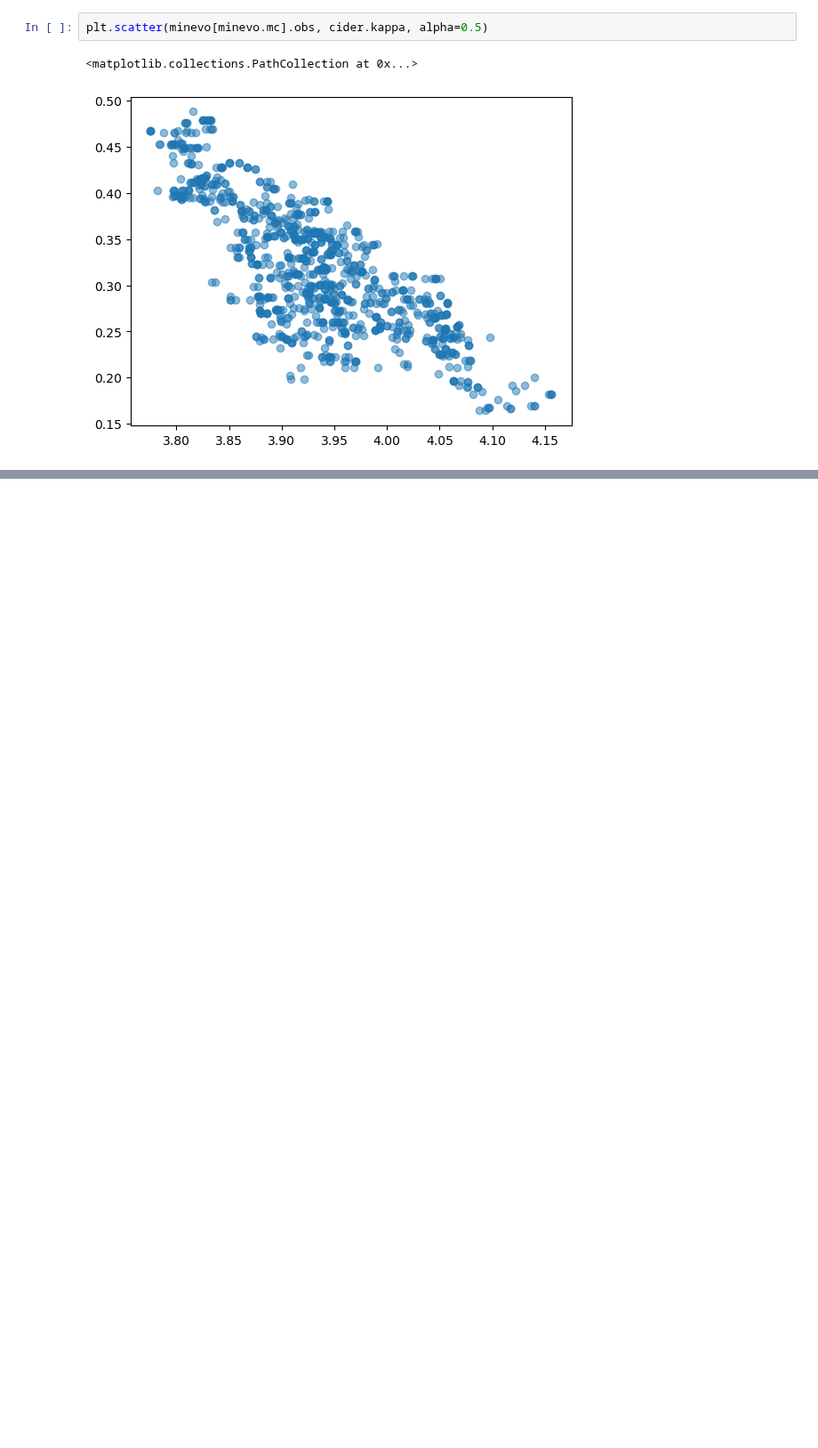
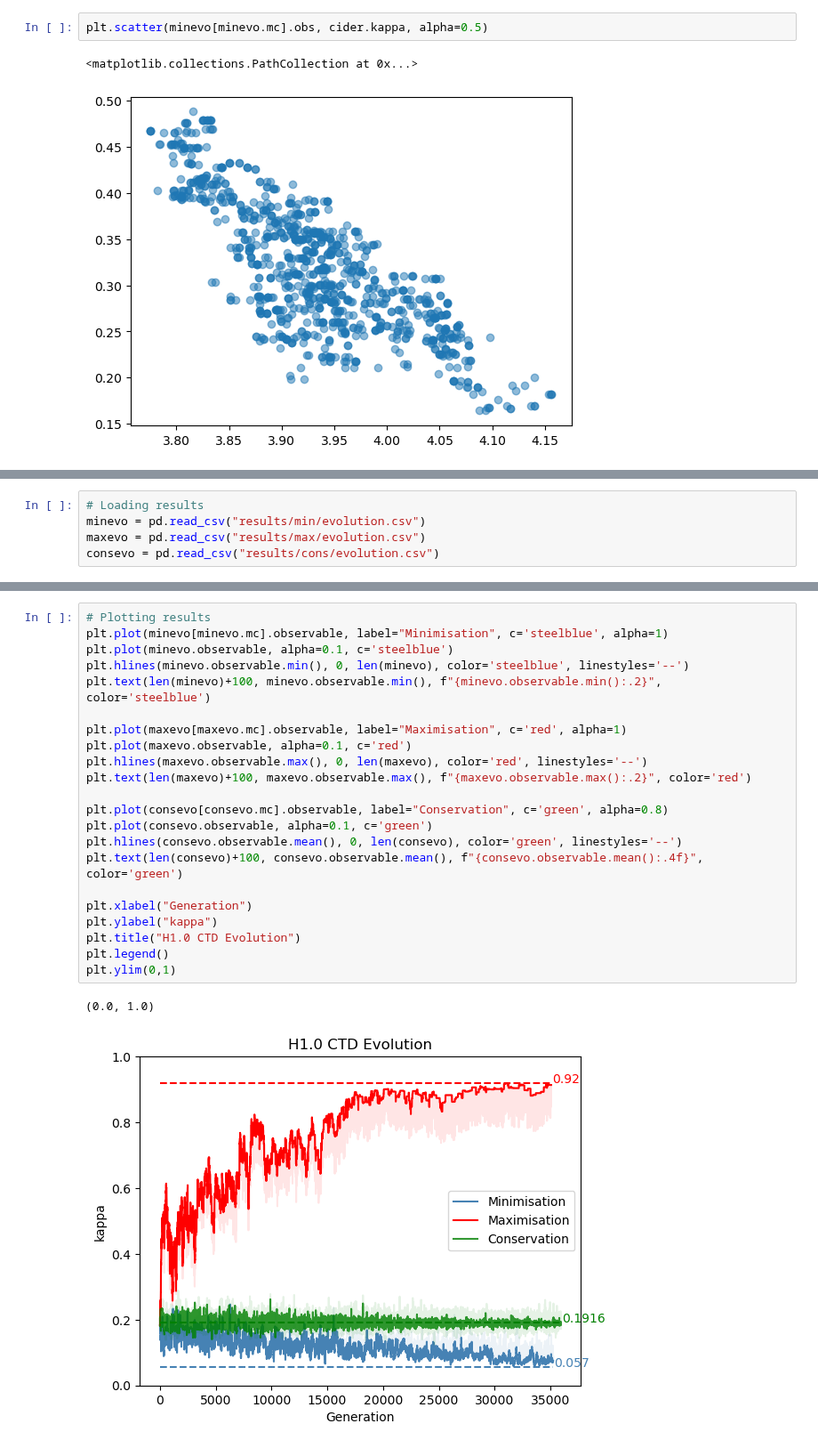
Before and after one commit to frederikespersen/OrthoIDP, a Jupyter notebook: exp/idpevo_h1-0/idpevo_h1-0.ipynb, the cells around one changed output, grey strips where cells are left out. Shown at 89% size. Saved outputs shown, nothing was run; the diff lists cells and outputs as text; blank space fills up the shorter version.

Commit message:
Kappa evolution

```diff
--- a/exp/idpevo_h1-0/idpevo_h1-0.ipynb
+++ b/exp/idpevo_h1-0/idpevo_h1-0.ipynb
@@ -190,0 +242,5 @@ plt.scatter(minevo[minevo.mc].obs, cider.kappa, alpha=0.5)
+# %%
+# Loading results
+minevo = pd.read_csv("results/min/evolution.csv")
+maxevo = pd.read_csv("results/max/evolution.csv")
+consevo = pd.read_csv("results/cons/evolution.csv")
@@ -190,0 +255,25 @@ plt.scatter(minevo[minevo.mc].obs, cider.kappa, alpha=0.5)
+# %%
+# Plotting results
+plt.plot(minevo[minevo.mc].observable, label="Minimisation", c='steelblue', alpha=1)
+plt.plot(minevo.observable, alpha=0.1, c='steelblue')
+plt.hlines(minevo.observable.min(), 0, len(minevo), color='steelblue', linestyles='--')
+plt.text(len(minevo)+100, minevo.observable.min(), f"{minevo.observable.min():.2}", color='steelblue')
+
+plt.plot(maxevo[maxevo.mc].observable, label="Maximisation", c='red', alpha=1)
+plt.plot(maxevo.observable, alpha=0.1, c='red')
+plt.hlines(maxevo.observable.max(), 0, len(maxevo), color='red', linestyles='--')
+plt.text(len(maxevo)+100, maxevo.observable.max(), f"{maxevo.observable.max():.2}", color='red')
+
+plt.plot(consevo[consevo.mc].observable, label="Conservation", c='green', alpha=0.8)
+plt.plot(consevo.observable, alpha=0.1, c='green')
+plt.hlines(consevo.observable.mean(), 0, len(consevo), color='green', linestyles='--')
+plt.text(len(consevo)+100, consevo.observable.mean(), f"{consevo.observable.mean():.4f}", color='green')
+
+plt.xlabel("Generation")
+plt.ylabel("kappa")
+plt.title("H1.0 CTD Evolution")
+plt.legend()
+plt.ylim(0,1)
+# %% [output]
+(0.0, 1.0)
+[figure, added]
```
Also changed, not shown: parts of 17 cells of this notebook.
